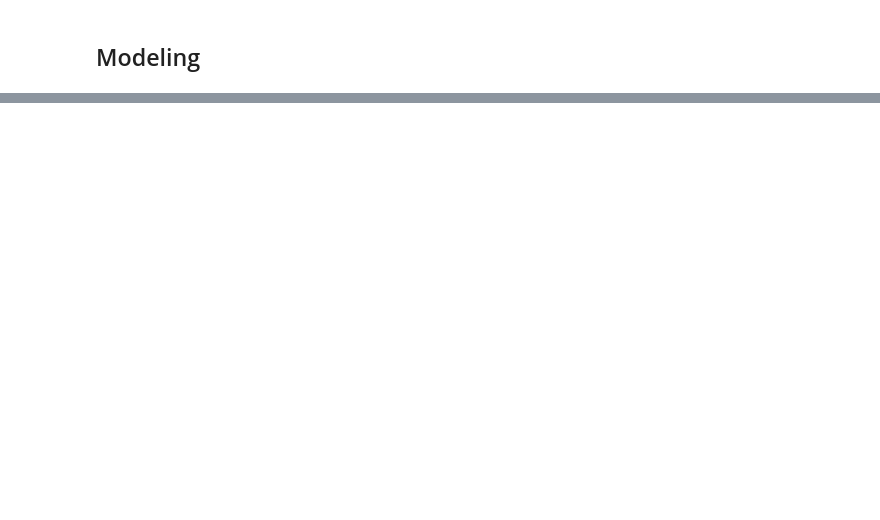
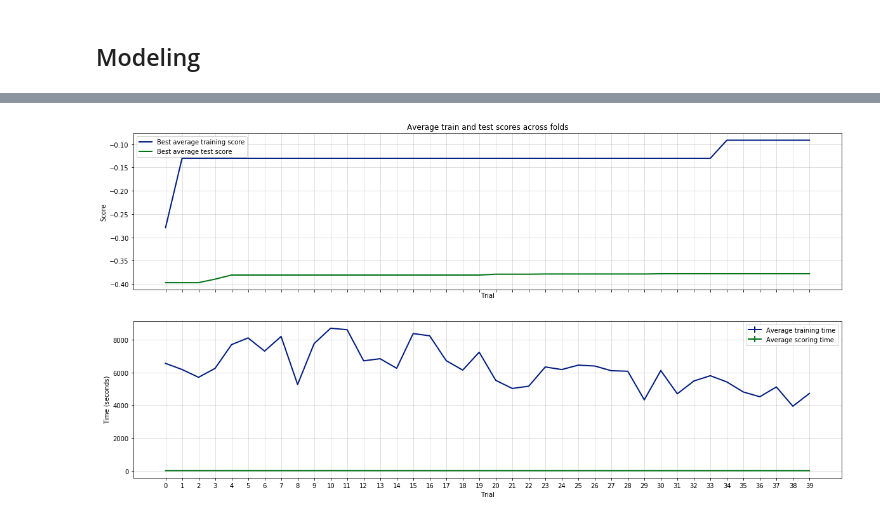
Before and after one commit to cebes/hyper-optimizer, a Jupyter notebook: main.ipynb, the cells around one changed output, grey strips where cells are left out. Saved outputs shown, nothing was run; the diff lists cells and outputs as text; code cells hidden in the pictures; blank space fills up the shorter version.

```diff
--- a/main.ipynb
+++ b/main.ipynb
@@ -257,8 +257,17 @@ watchlist = [(dtrain, 'train'), (dvalid, 'valid')]
 # %%
 # Try different parameters! My favorite is random search :)
-xgb_pars = {'min_child_weight': 50, 'eta': 0.3, 'colsample_bytree': 0.3, 'max_depth': 10,
-            'subsample': 0.8, 'lambda': 1., 'nthread': -1, 'booster' : 'gbtree', 'silent': 1,
-            'eval_metric': 'rmse', 'objective': 'reg:linear'}
+#xgb_pars = {'min_child_weight': 50, 'eta': 0.3, 'colsample_bytree': 0.3, 'max_depth': 10,
+#            'subsample': 0.8, 'lambda': 1., 'nthread': -1, 'booster' : 'gbtree', 'silent': 1,
+#            'eval_metric': 'rmse', 'objective': 'reg:linear'}
+
+xgb_pars = dict(base_score=0.94442985032389859, booster='gbtree',
+                colsample_bylevel=0.98585604769455193,
+                colsample_bytree=0.92445691213304193, gamma=0.072172952116487318,
+                learning_rate=0.047960999030042195, max_delta_step=6,
+                max_depth=11, min_child_weight=137, n_estimators=44,
+                reg_alpha=0.11089082081183133, reg_lambda=0.43933650186577011,
+                scale_pos_weight=0.84464184630556982, subsample=0.94788179783675974,
+                eval_metric='rmse', objective='reg:linear')
 
 model = xgb.train(xgb_pars, dtrain, num_boost_round=60, evals=watchlist, early_stopping_rounds=50,
                   maximize=False, verbose_eval=10)
@@ -266,0 +360,9 @@ print('Modeling RMSLE %.5f' % model.best_score)
+# %%
+from hyper_optimizer import RandomOptimizer
+import time
+
+t = time.time()
+random_opt = RandomOptimizer(estimator=XGBoostEstimator(), params=params, max_trials=40, cv=(Xv, yv),
+                     random_state=42, n_jobs=20)
+random_opt.fit(Xtr, ytr)
+print('Total time: {}'.format(time.time() - t))
@@ -266,0 +387,4 @@ print('Modeling RMSLE %.5f' % model.best_score)
+# %%
+random_opt.history_.plot()
+# %% [output]
+[figure, added]
```
Also changed, not shown: parts of 35 cells of this notebook.
